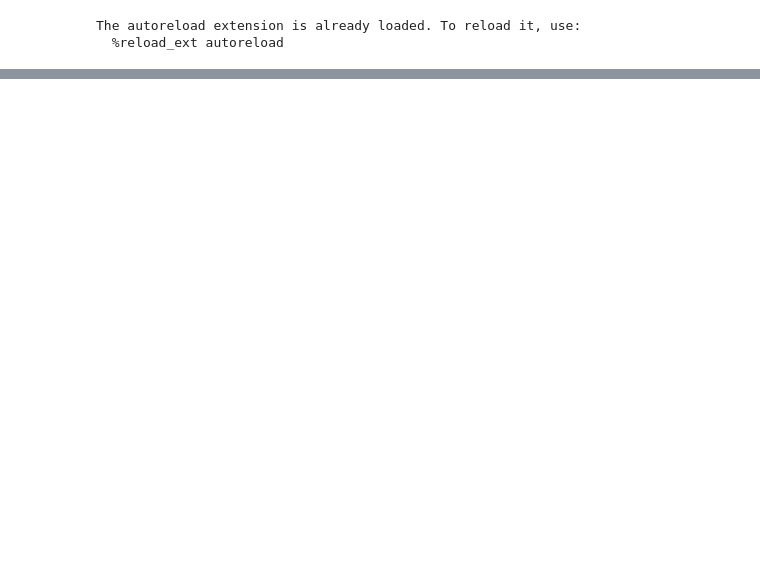
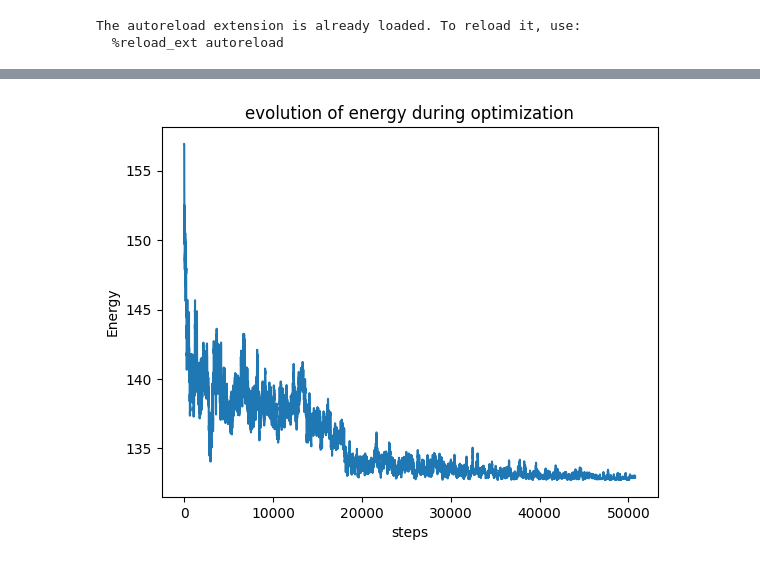
Before and after one commit to rambip/sketch-vectorization, a Jupyter notebook: notebooks/work.ipynb, the cells around one changed output, grey strips where cells are left out. Saved outputs shown, nothing was run; the diff lists cells and outputs as text; code cells hidden in the pictures; blank space fills up the shorter version.

```diff
--- a/notebooks/work.ipynb
+++ b/notebooks/work.ipynb
@@ -113,0 +75,16 @@ for i, h in enumerate(hyper.all_hyperedges()):
+# %%
+lam = 0.8
+temp = 0.5
+t_min = 0.05
+mu = 0.3
+t_decrease = 0.999 ** (1/len(topo_graph.nodes))
+error = optimisation(hyper, lam=lam, mu=mu, temp=temp, t_decrease=t_decrease, t_min=t_min)
+# %%
+plt.plot(range(len(error)), error)
+plt.ylabel("Energy")
+plt.xlabel("steps")
+plt.title("evolution of energy during optimization")
+plt.savefig(ROOT_DIR / "images" / "evolution_energy_hut.svg")
+plt.show()
+# %% [output]
+[figure, added]
```
Also changed, not shown: parts of 14 cells of this notebook, 1 other file.
